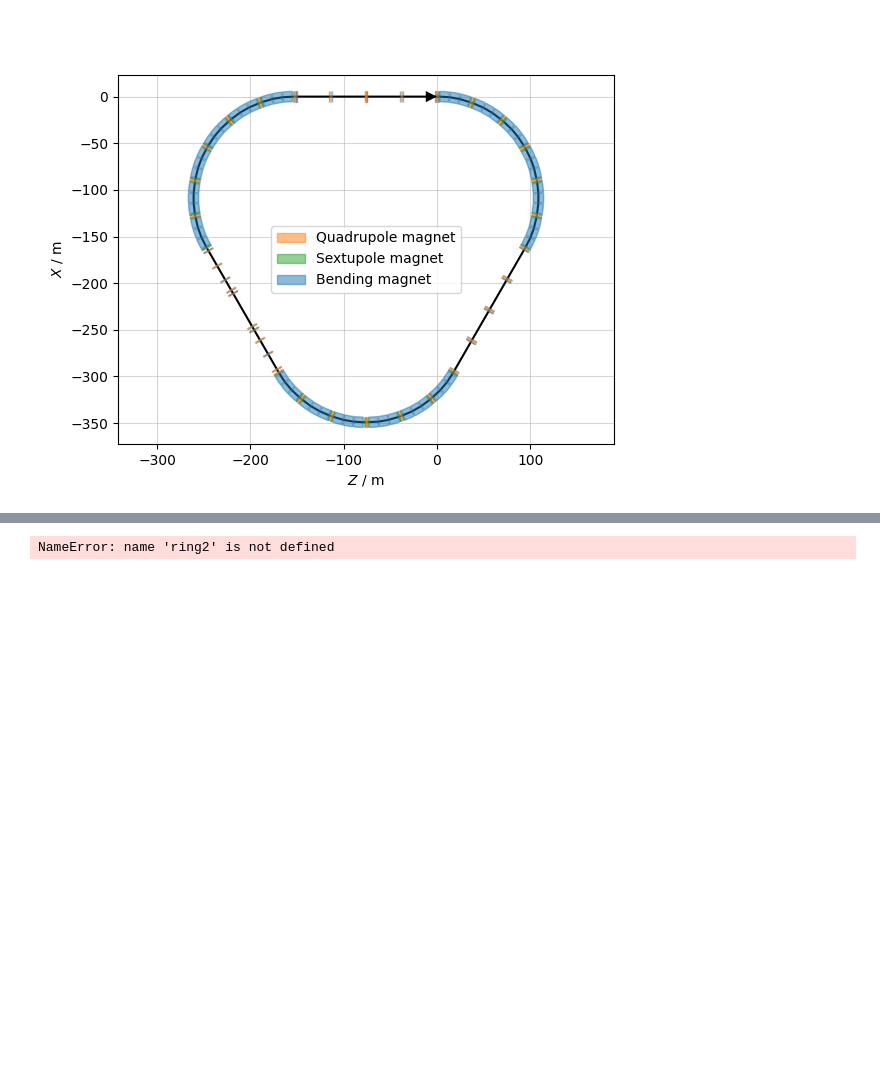
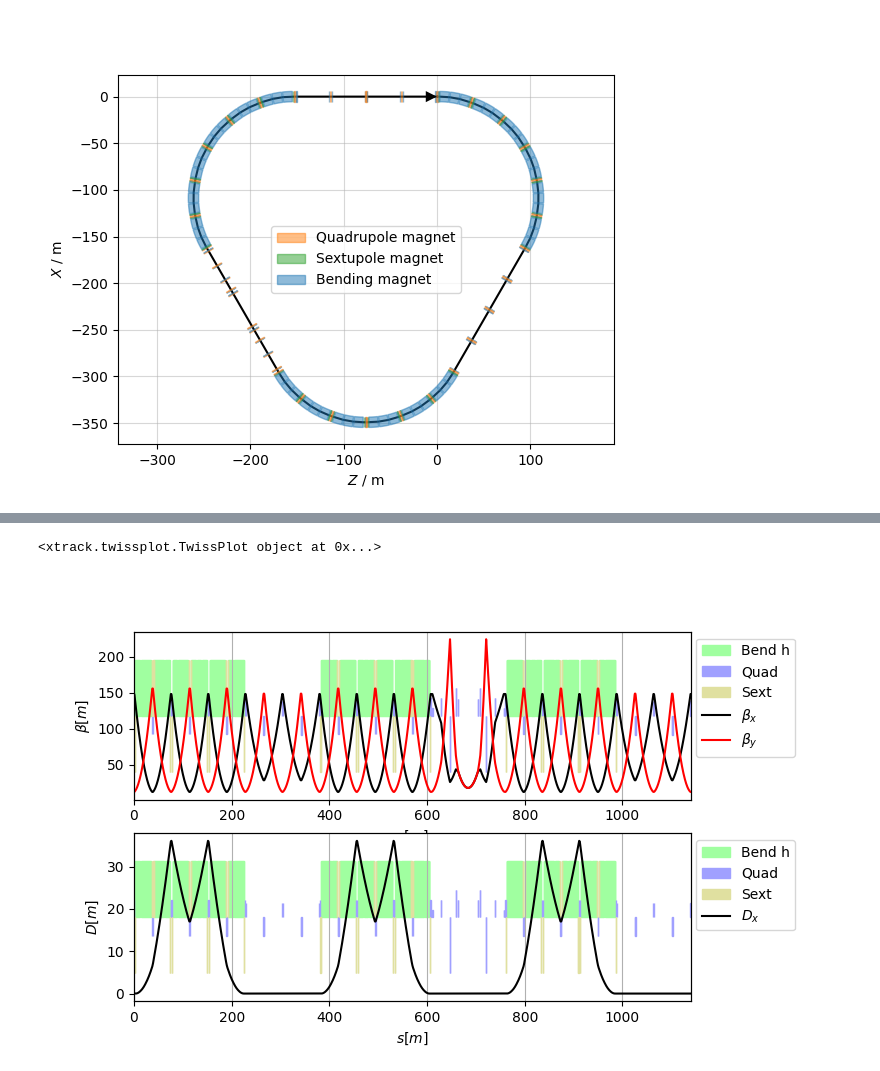
Before and after one commit to xsuite/tutorial_lattice_design, a Jupyter notebook: notebook_00_ring.ipynb, the cells around one changed output, grey strips where cells are left out. Cells and saved outputs as stored; diff of their text form; code cells hidden in the pictures; blank space fills up the shorter version.

```diff
--- a/notebook_00_ring.ipynb
+++ b/notebook_00_ring.ipynb
@@ -335,6 +336,19 @@ pltdx.move_legend(1.2,1)
 # %%
 # Make a shallow copy a and slice to get optics every 0.5 m
 ring_2_sliced = ring_2.select()
-ring_2_sliced.cut_at_s(np.arange(0, ring2.get_length(), 0.5))
+ring_2_sliced.cut_at_s(np.arange(0, ring_2.get_length(), 0.5))
-# %% [output]
-NameError: name 'ring2' is not defined
+# %%
+tw = ring_2_sliced.twiss4d()
+fig = plt.figure(figsize=(6.4*1.2, 4.8))
+ax1 = fig.add_subplot(2, 1, 1)
+pltbet = tw.plot('betx bety', ax=ax1)
+
+ax2 = fig.add_subplot(2, 1, 2, sharex=ax1)
+pltdx = tw.plot('dx', ax=ax2)
+
+fig.subplots_adjust(right=.85)
+pltbet.move_legend(1.2,1)
+pltdx.move_legend(1.2,1)
+# %% [output]
+<xtrack.twissplot.TwissPlot object at 0x...>
+[figure, added]
```
Also changed, not shown: parts of 8 cells of this notebook.
